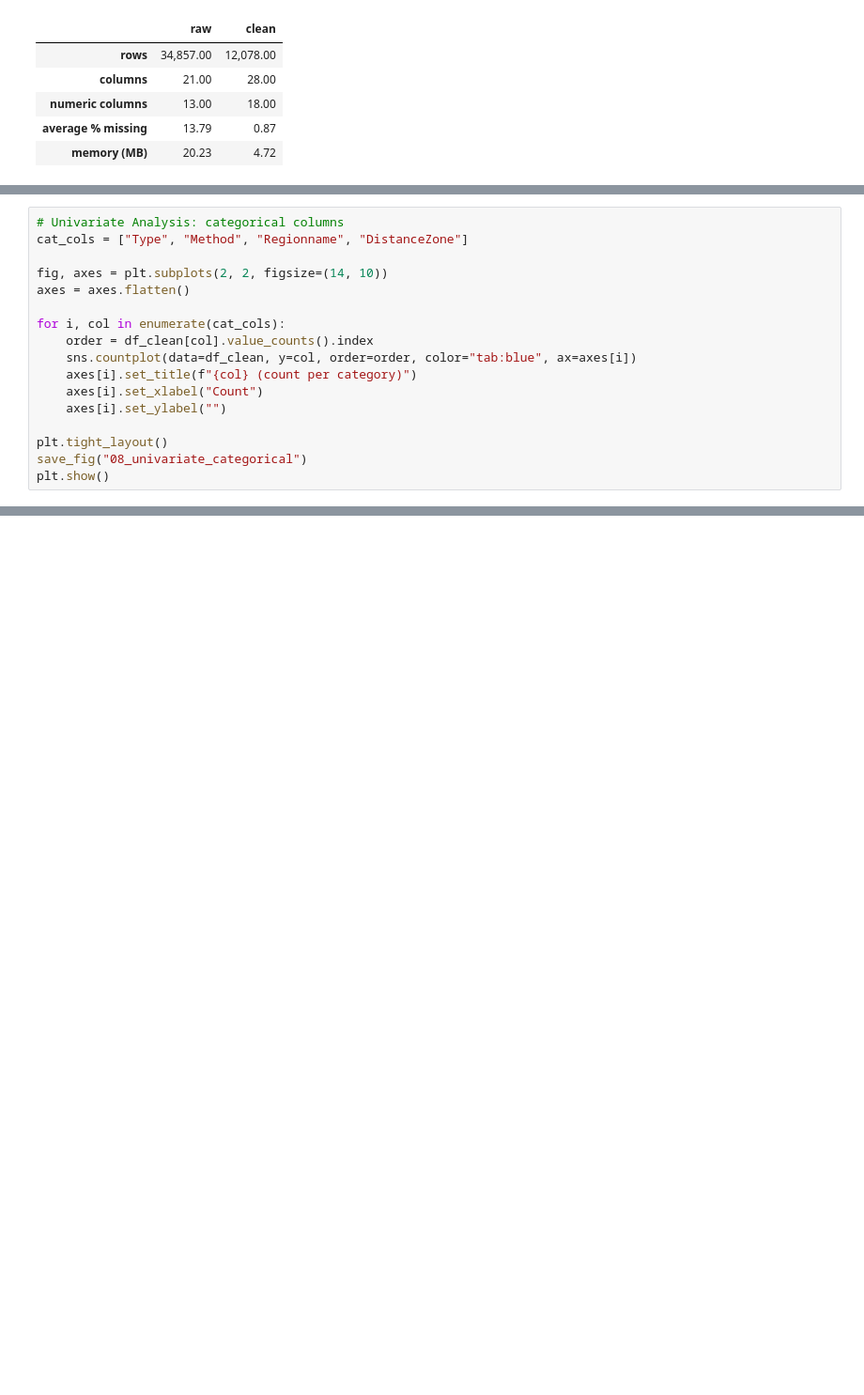
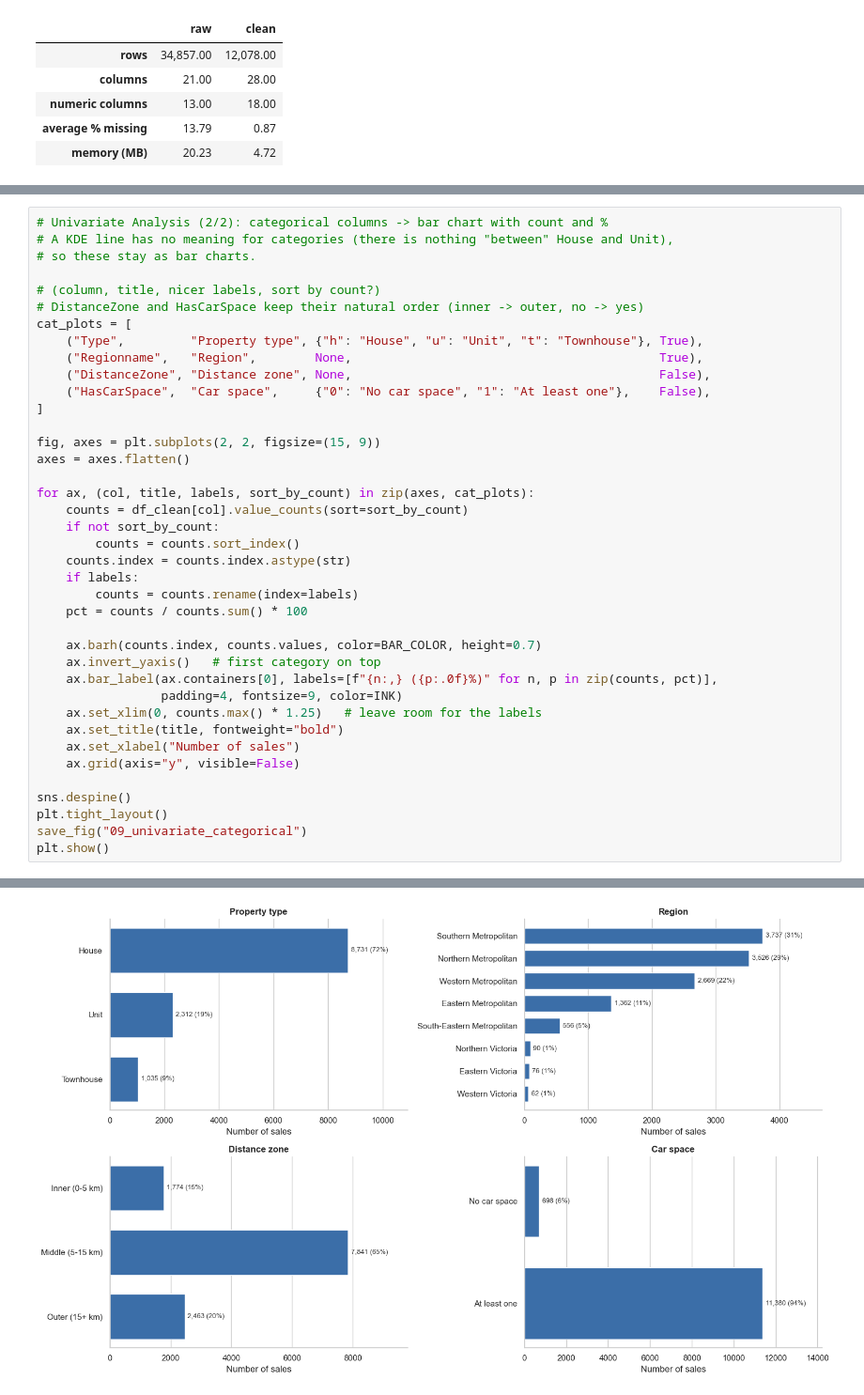
Before and after one commit to SindhujaDavuluri-IAAC/5-day1-assignment, a Jupyter notebook: Mel_data_cleaning_and_EDA_5.ipynb, the cells around one changed output, grey strips where cells are left out. Shown at 94% size. Cells and saved outputs as stored; diff of their text form; blank space fills up the shorter version.

```diff
--- a/Mel_data_cleaning_and_EDA_5.ipynb
+++ b/Mel_data_cleaning_and_EDA_5.ipynb
@@ -835,17 +840,0 @@ stats
-# %%
-# Univariate Analysis: categorical columns
-cat_cols = ["Type", "Method", "Regionname", "DistanceZone"]
-
-fig, axes = plt.subplots(2, 2, figsize=(14, 10))
-axes = axes.flatten()
-
-for i, col in enumerate(cat_cols):
-    order = df_clean[col].value_counts().index
-    sns.countplot(data=df_clean, y=col, order=order, color="tab:blue", ax=axes[i])
-    axes[i].set_title(f"{col} (count per category)")
-    axes[i].set_xlabel("Count")
-    axes[i].set_ylabel("")
-
-plt.tight_layout()
-save_fig("08_univariate_categorical")
-plt.show()
@@ -854,0 +841,40 @@ Figure saved to figures\08_univariate_categorical.png
+# %%
+# Univariate Analysis (2/2): categorical columns -> bar chart with count and %
+# A KDE line has no meaning for categories (there is nothing "between" House and Unit),
+# so these stay as bar charts.
+
+# (column, title, nicer labels, sort by count?)
+# DistanceZone and HasCarSpace keep their natural order (inner -> outer, no -> yes)
+cat_plots = [
+    ("Type",         "Property type", {"h": "House", "u": "Unit", "t": "Townhouse"}, True),
+    ("Regionname",   "Region",        None,                                          True),
+    ("DistanceZone", "Distance zone", None,                                          False),
+    ("HasCarSpace",  "Car space",     {"0": "No car space", "1": "At least one"},    False),
+]
+
+fig, axes = plt.subplots(2, 2, figsize=(15, 9))
+axes = axes.flatten()
+
+for ax, (col, title, labels, sort_by_count) in zip(axes, cat_plots):
+    counts = df_clean[col].value_counts(sort=sort_by_count)
+    if not sort_by_count:
+        counts = counts.sort_index()
+    counts.index = counts.index.astype(str)
+    if labels:
+        counts = counts.rename(index=labels)
+    pct = counts / counts.sum() * 100
+
+    ax.barh(counts.index, counts.values, color=BAR_COLOR, height=0.7)
+    ax.invert_yaxis()   # first category on top
+    ax.bar_label(ax.containers[0], labels=[f"{n:,} ({p:.0f}%)" for n, p in zip(counts, pct)],
+                 padding=4, fontsize=9, color=INK)
+    ax.set_xlim(0, counts.max() * 1.25)   # leave room for the labels
+    ax.set_title(title, fontweight="bold")
+    ax.set_xlabel("Number of sales")
+    ax.grid(axis="y", visible=False)
+
+sns.despine()
+plt.tight_layout()
+save_fig("09_univariate_categorical")
+plt.show()
+# %% [output]
@@ -854,0 +882 @@ Figure saved to figures\08_univariate_categorical.png
+[figure, added]
```
Also changed, not shown: parts of 23 cells of this notebook, 11 other files.
